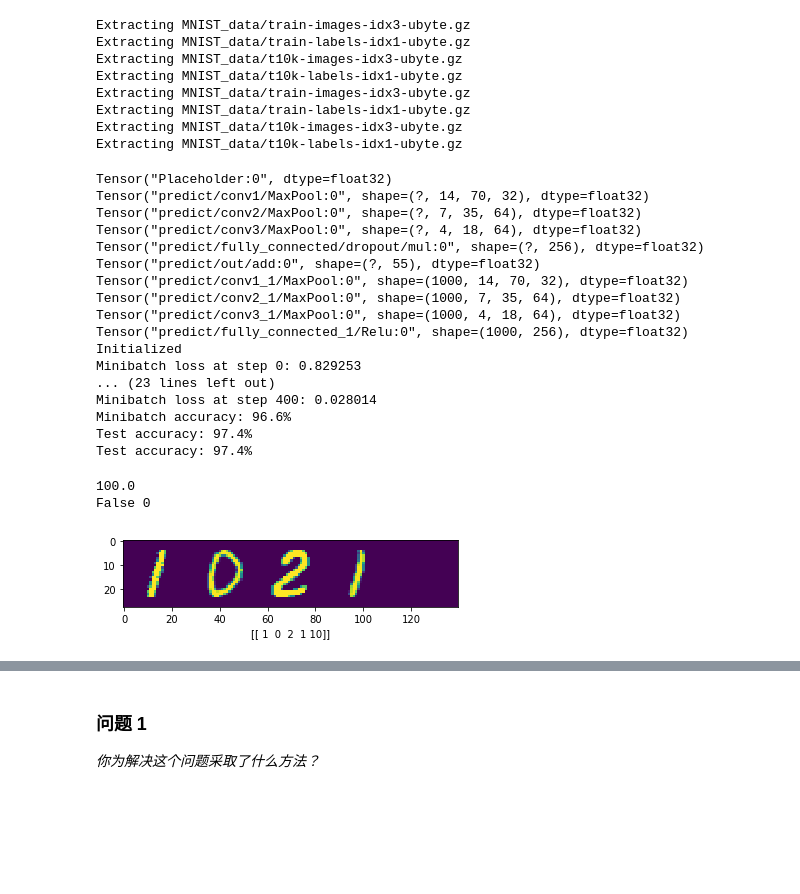
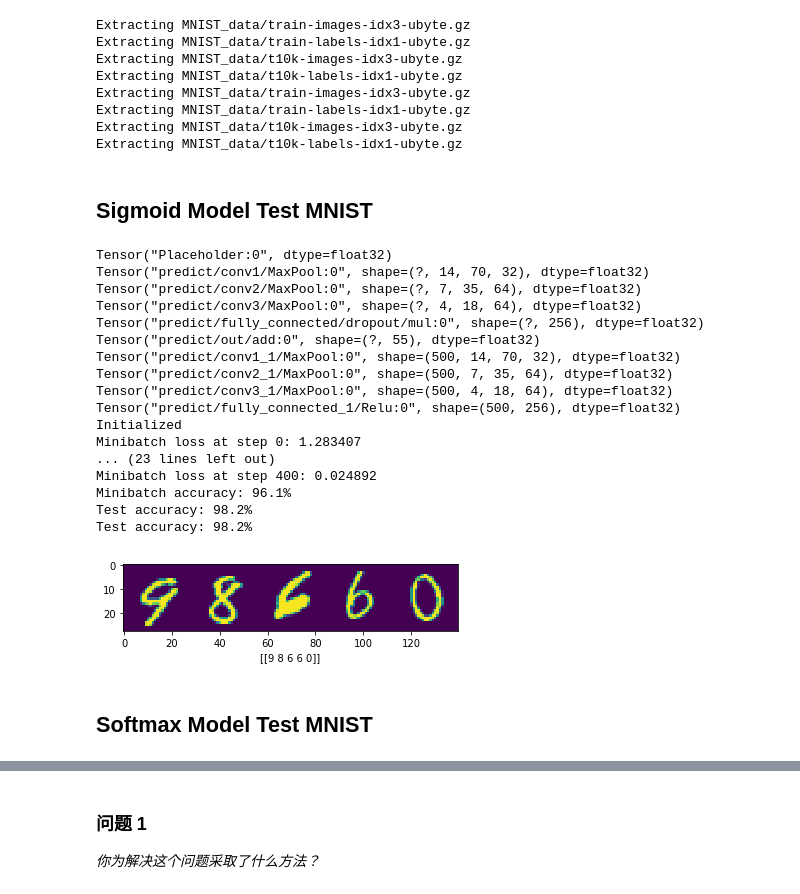
Before and after one commit to Heerozh/machine-learning, a Jupyter notebook: projects/digit_recognition/digit_recognition.ipynb, the cells around one changed output, grey strips where cells are left out. Drawn from its saved outputs; the diff is of its cells as text; code cells hidden in the pictures; blank space fills up the shorter version.

```diff
--- a/projects/digit_recognition/digit_recognition.ipynb
+++ b/projects/digit_recognition/digit_recognition.ipynb
@@ -27,8 +27,6 @@
 ### 实现
 使用下面的代码单元（必要的话可以使用多个代码单元）来实现你项目的第一步。一旦你完成了你的实现并且获得了满意的结果，请确认全面回答下面相关的问题。
 # %%
-### 在这里实现你的代码
-### 必要的话你可以随意添加更多的代码单元
 from __future__ import print_function
 from imp import reload
 import numpy as np
@@ -48,7 +46,7 @@ num_labels = mnist_seq.DIGITS
 # Generate training data
 random.seed(1)
 train_data, train_labs = mnist_seq.gen_data(10000, seqs=num_seqlen)
-vail_data, vail_labs = mnist_seq.gen_data(1000, test=True, seqs=num_seqlen)
+test_data, test_labs = mnist_seq.gen_data(1000, test=True, seqs=num_seqlen)
 # %% [output]
 Extracting MNIST_data/train-images-idx3-ubyte.gz
 Extracting MNIST_data/train-labels-idx1-ubyte.gz
@@ -67,8 +65,23 @@ def argmaxlab(lab):
 def accuracy(predictions, labels):
     return (100.0 * np.sum(argmaxlab(predictions) == argmaxlab(labels))
           / (predictions.shape[0] * num_seqlen))
+
+def accuracy_softmax(predictions, labels):
+    predictions = predictions.transpose(1, 0, 2)
+    return (100.0 * np.sum(argmaxlab(predictions) == argmaxlab(labels))
+          / (predictions.shape[0] * num_seqlen))
+
+def test_predict(clf, dat, h, w):
+    plt.figure()
+    sample_idx = np.random.randint(len(dat))  # pick a random image index
+    sample_image = dat[sample_idx, :]  # extract a 2D slice
+    plt.imshow(sample_image.reshape(h, w))  # display it
+    predict_lab = clf.predict(np.array([sample_image]))
+    plt.xlabel( argmaxlab(predict_lab) )
+# %% [markdown]
+## Sigmoid Model Test MNIST
 # %%
-#fit model
+#sigmoid fit test
 import helper
 helper = reload(helper)
 
@@ -99,12 +112,12 @@ def my_model(x_input, drop=None):
         return logits, tf.nn.sigmoid(logits)
 
 clf = helper.Learner(my_model, accuracy,
-                     steps=401, batch_size=128, learning_rate=0.01,
-                     loss=tf.nn.sigmoid_cross_entropy_with_logits,
-                     optimizer=my_loss_func
+                     steps=401, batch_size=128, learning_rate=0.005,
+                     loss=my_loss_func,
+                     optimizer=tf.train.AdamOptimizer
                      )
 
-clf.fit(train_data, train_labs, vail_data, vail_labs)
+clf.fit(train_data[500:], train_labs[500:], test_data[:500], test_labs[:500])
 # %% [output]
 Tensor("Placeholder:0", dtype=float32)
 Tensor("predict/conv1/MaxPool:0", shape=(?, 14, 70, 32), dtype=float32)
@@ -112,27 +125,20 @@ Tensor("predict/conv2/MaxPool:0", shape=(?, 7, 35, 64), dtype=float32)
 Tensor("predict/conv3/MaxPool:0", shape=(?, 4, 18, 64), dtype=float32)
 Tensor("predict/fully_connected/dropout/mul:0", shape=(?, 256), dtype=float32)
 Tensor("predict/out/add:0", shape=(?, 55), dtype=float32)
-Tensor("predict/conv1_1/MaxPool:0", shape=(1000, 14, 70, 32), dtype=float32)
-Tensor("predict/conv2_1/MaxPool:0", shape=(1000, 7, 35, 64), dtype=float32)
-Tensor("predict/conv3_1/MaxPool:0", shape=(1000, 4, 18, 64), dtype=float32)
-Tensor("predict/fully_connected_1/Relu:0", shape=(1000, 256), dtype=float32)
+Tensor("predict/conv1_1/MaxPool:0", shape=(500, 14, 70, 32), dtype=float32)
+Tensor("predict/conv2_1/MaxPool:0", shape=(500, 7, 35, 64), dtype=float32)
+Tensor("predict/conv3_1/MaxPool:0", shape=(500, 4, 18, 64), dtype=float32)
+Tensor("predict/fully_connected_1/Relu:0", shape=(500, 256), dtype=float32)
 Initialized
-Minibatch loss at step 0: 0.829253
+Minibatch loss at step 0: 1.283407
 ... (23 lines left out)
-Minibatch loss at step 400: 0.028014
-Minibatch accuracy: 96.6%
-Test accuracy: 97.4%
-Test accuracy: 97.4%
+Minibatch loss at step 400: 0.024892
+Minibatch accuracy: 96.1%
+Test accuracy: 98.2%
+Test accuracy: 98.2%
-# %%
-#test predict
-sample_idx = np.random.randint(len(vail_data))  # pick a random image index
-sample_image = vail_data[sample_idx, :]  # extract a 2D slice
-plt.imshow(sample_image.reshape(28, 28*5))  # display it
-
-predict_lab = clf.predict(np.array([sample_image]))
-
-plt.xlabel( argmaxlab(predict_lab[0]) )
-# %% [output]
-100.0
-False 0
-[figure, removed]
+# %%
+test_predict(clf, test_data, 28, 28*5)
+# %% [output]
+[figure, added]
+# %% [markdown]
+## Softmax Model Test MNIST
```
Also changed, not shown: parts of 14 cells of this notebook, 2 other files.
